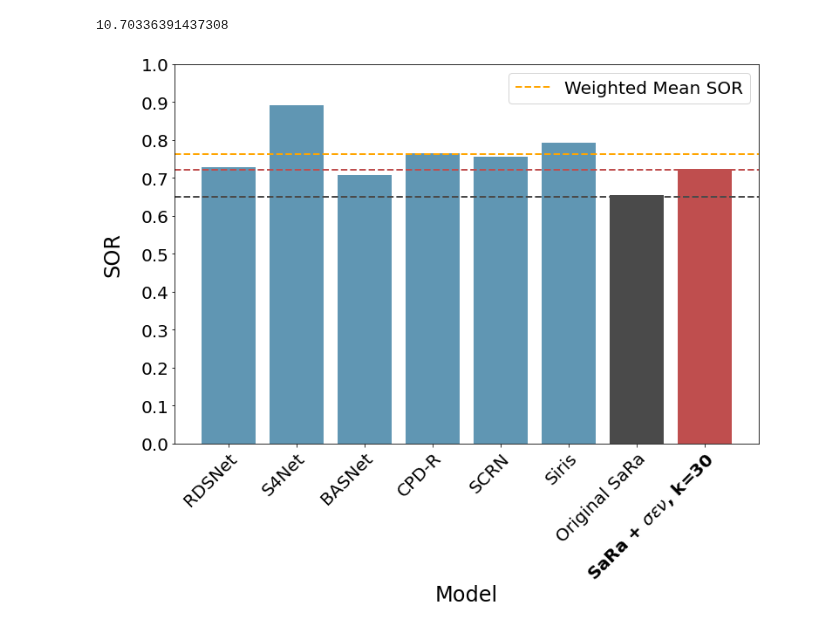
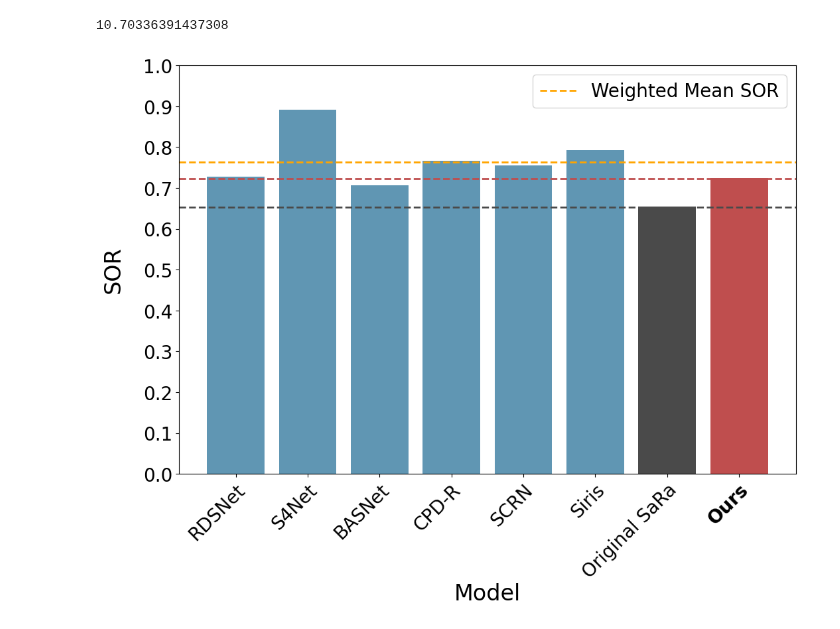
Before and after one commit to matthewkenely/ICT3909, a Jupyter notebook: optimisations/saliency-generator/Performance.ipynb, the cells around one changed output. Drawn from its saved outputs; the diff is of its cells as text; code cells hidden in the pictures.

```diff
--- a/optimisations/saliency-generator/Performance.ipynb
+++ b/optimisations/saliency-generator/Performance.ipynb
@@ -8,7 +8,7 @@ prior_labels = ['RDSNet', 'S4Net', 'BASNet', 'CPD-R', 'SCRN', 'Siris']
 # %%
 new = [0.654, 0.724]
 new_no_images = [2347, 2347, 2347, 2347, 2347]
-new_labels = ['Original SaRa', 'SaRa + $\sigma\epsilon\\nu$, k=30']
+new_labels = ['Original SaRa', 'Ours']
 # %%
 all = prior + new
 all_no_images = prior_no_images + new_no_images
@@ -33,34 +33,37 @@ plt.figure(figsize=(12, 8))
 plt.bar(np.arange(len(all)), all, color=colors)
 
 plt.xlabel('Model', fontsize=24, labelpad=10)
 plt.ylabel('SOR', fontsize=24, labelpad=10)
 
 # Add padding to ylabel
 plt.gca().xaxis.labelpad = 1
 plt.gca().yaxis.labelpad = 20
 
 # Add horizontal lines at the tops of the bars which span the entire plot
 for i in range(len(all)):
     if i > 5:
-        plt.axhline(y=all[i] - 0.003, color=colors[i], linestyle='--', linewidth=2)
+        plt.axhline(y=all[i] - 0.001, color=colors[i], linestyle='--', linewidth=2)
 
 # Change opacities of bars according to all_no_images
 # for i in range(len(all)):
 #     plt.gca().patches[i].set_alpha(all_no_images[i] / 2418)
 
 # Plot a line at y = 0.765
-plt.axhline(y=0.765 - 0.002, color='orange', linestyle='--', linewidth=2, label='Weighted Mean SOR')
+plt.axhline(y=0.765 - 0.001, color='orange', linestyle='--', linewidth=2, label='Weighted Mean SOR')
 
 plt.xticks(np.arange(len(all)), all_labels, rotation=45, fontsize=20, ha='right', rotation_mode='anchor')
 
 # Set last tick label to be bold
 labels = plt.gca().get_xticklabels()
 labels[-1].set_fontweight('bold')
 
 plt.yticks(np.arange(0, 1.1, 0.1), fontsize=20)
 plt.ylim(0, 1)
 plt.legend(fontsize=20)
+# Transparent bg
+plt.gca().patch.set_alpha(0)
 # plt.grid(axis='y', color='#808080', linewidth=0.5)
-plt.show()
+# plt.show()
+plt.savefig('sor.png', bbox_inches='tight', dpi=300, transparent=True)
 # %% [output]
-[figure, old version]
+[figure, new version]
```
Also changed, not shown: 43 other files.
